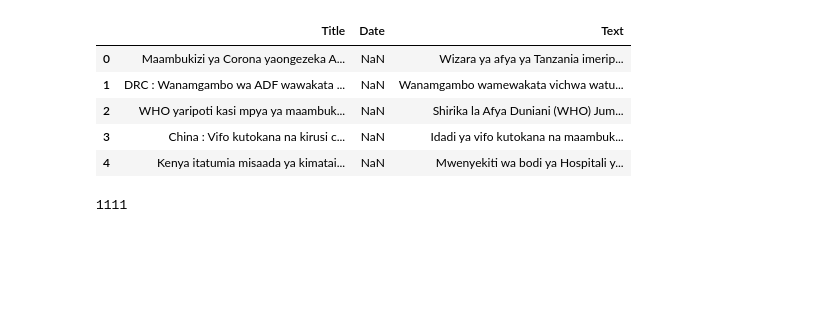
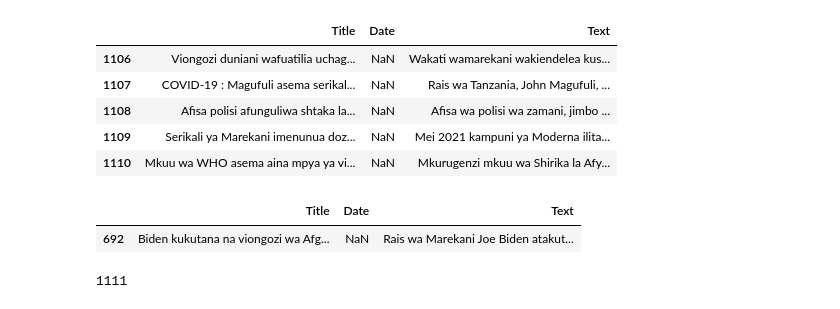
Before and after one commit to CateGitau/Swa_data_extraction, a Jupyter notebook: VOA/voa_txt_preprocess.py.ipynb, the cells around one changed output. Drawn from its saved outputs; the diff is of its cells as text; code cells hidden in the pictures; blank space fills up the shorter version.

Commit message:
updated data and crawler

```diff
--- a/VOA/voa_txt_preprocess.py.ipynb
+++ b/VOA/voa_txt_preprocess.py.ipynb
@@ -1,14 +1,19 @@
 # %%
 import pandas as pd
 import numpy as np
-pd.set_option('display.max_colwidth', -1)
+pd.set_option('display.max_colwidth', None)
 # %%
-data = pd.read_csv("voa_swahili.csv")
-data.head()
+data = pd.read_csv("voa_swahili2.csv")
+data.tail()
 # %% [output]
 |  | Title | Date | Text |
-| 0 | Maambukizi ya Corona yaongezeka A... | NaN | Wizara ya afya ya Tanzania imerip... |
-| 1 | DRC : Wanamgambo wa ADF wawakata ... | NaN | Wanamgambo wamewakata vichwa watu... |
-| 2 | WHO yaripoti kasi mpya ya maambuk... | NaN | Shirika la Afya Duniani (WHO) Jum... |
-| 3 | China : Vifo kutokana na kirusi c... | NaN | Idadi ya vifo kutokana na maambuk... |
-| 4 | Kenya itatumia misaada ya kimatai... | NaN | Mwenyekiti wa bodi ya Hospitali y... |
+| 1106 | Viongozi duniani wafuatilia uchag... | NaN | Wakati wamarekani wakiendelea kus... |
+| 1107 | COVID-19 : Magufuli asema serikal... | NaN | Rais wa Tanzania, John Magufuli, ... |
+| 1108 | Afisa polisi afunguliwa shtaka la... | NaN | Afisa wa polisi wa zamani, jimbo ... |
+| 1109 | Serikali ya Marekani imenunua doz... | NaN | Mei 2021 kampuni ya Moderna ilita... |
+| 1110 | Mkuu wa WHO asema aina mpya ya vi... | NaN | Mkurugenzi mkuu wa Shirika la Afy... |
+# %%
+data[data['Title'] == 'Biden kukutana na viongozi wa Afghanistan']
+# %% [output]
+|  | Title | Date | Text |
+| 692 | Biden kukutana na viongozi wa Afg... | NaN | Rais wa Marekani Joe Biden atakut... |
```
Also changed, not shown: parts of 18 cells of this notebook, 8 other files.
